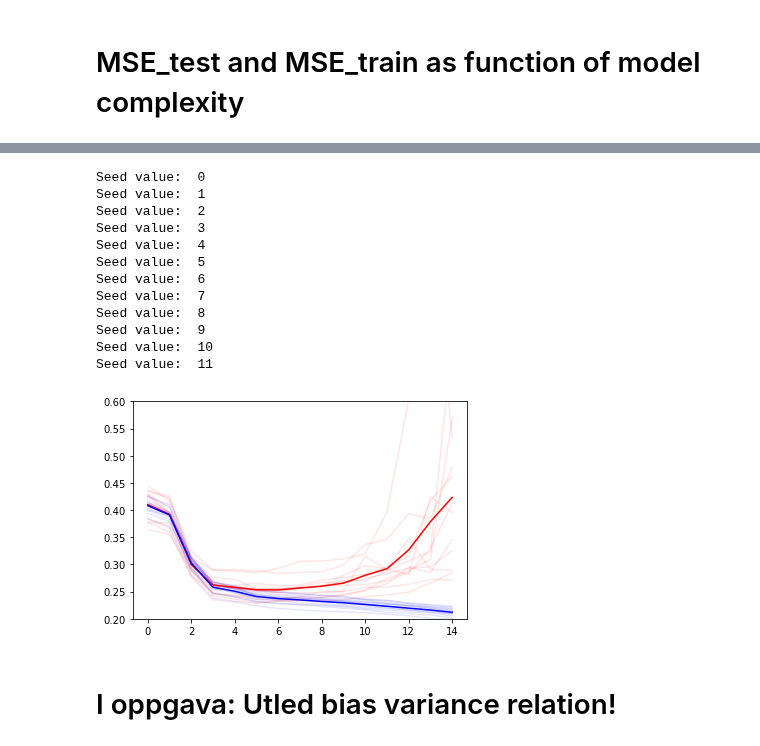
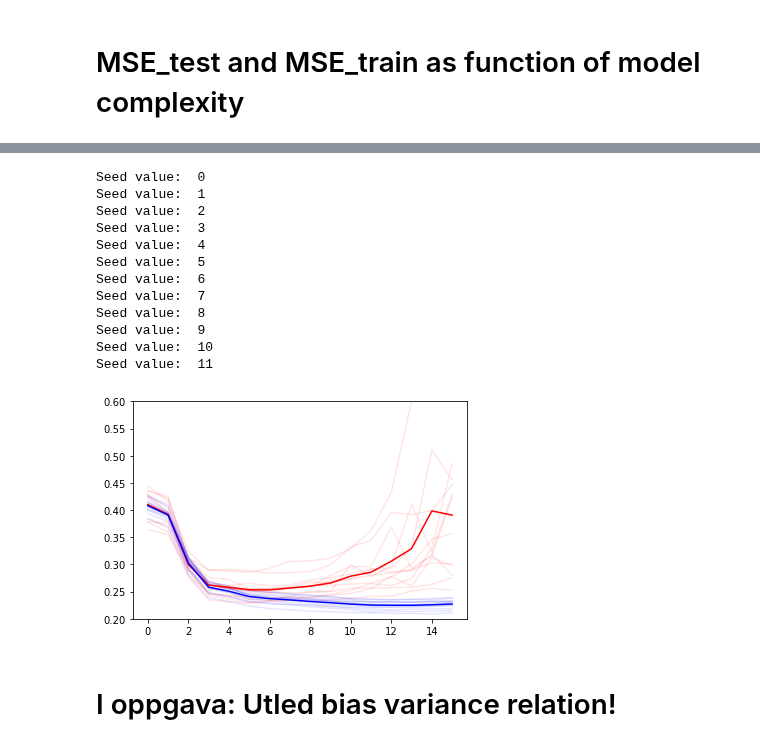
Before and after one commit to eoydvin/FYS-STK4155, a Jupyter notebook: Project_1/Exercise 2.ipynb, the cells around one changed output, grey strips where cells are left out. Drawn from its saved outputs; the diff is of its cells as text; code cells hidden in the pictures.

```diff
--- a/Project_1/Exercise 2.ipynb
+++ b/Project_1/Exercise 2.ipynb
@@ -41,7 +38,7 @@ for n in range(12): #loop thru 15 first seed values
                                                                           z_cent, test_size=0.2)
     MSE_test = []
     MSE_train = []
-    for poly_deg in range(1, poly):
+    for poly_deg in range(1, poly + 1):
         model = OLS(xy_cent_train[:, 0].ravel(), xy_cent_train[:, 1].ravel(), z_cent_train.ravel(), poly_deg)
 
         MSE_test.append(model.MSE(xy_cent_test[:, 0], xy_cent_test[:, 1], z_cent_test.ravel()))
@@ -56,34 +53,34 @@ for n in range(12): #loop thru 15 first seed values
 MSE_test_list = np.array(MSE_test_list)
 MSE_train_list = np.array(MSE_train_list)
 
 test_pol_avrg = np.mean(MSE_test_list, axis=0)
 train_pol_avrg = np.mean(MSE_train_list, axis=0)
 
 plt.plot(test_pol_avrg, 'r')
 plt.plot(train_pol_avrg, 'b')
 
 plt.ylim(0.2, 0.6)
 plt.show()
 # Observasjonar:
 # Med høyoppløslig grid må eg ha mer støy for at bias variance tradeoff skal oppdages
 # Dette kan ha med at med høyoppløslig grid så tvinges funksjonen i større grad å forholde seg til F(x, y)
 # , ikkje til støy. (må svinge mykje for å nå alle punkter når dei ligg tettere)Ein kan sjå for seg ein scatter
 #med tett i tett med punkter eller spredde punkter. Dersom
 # pukta ligg tett treng ein meir støy for at polynomet skal over-tilpasse seg.
 # %% [output]
 Seed value:  0
 Seed value:  1
 Seed value:  2
 Seed value:  3
 Seed value:  4
 Seed value:  5
 Seed value:  6
 Seed value:  7
 Seed value:  8
 Seed value:  9
 Seed value:  10
 Seed value:  11
-[figure, old version]
+[figure, new version]
 # %% [markdown]
 # I oppgava: Utled bias variance relation!
 # %%
```
Also changed, not shown: parts of 15 cells of this notebook, 3 other files.
